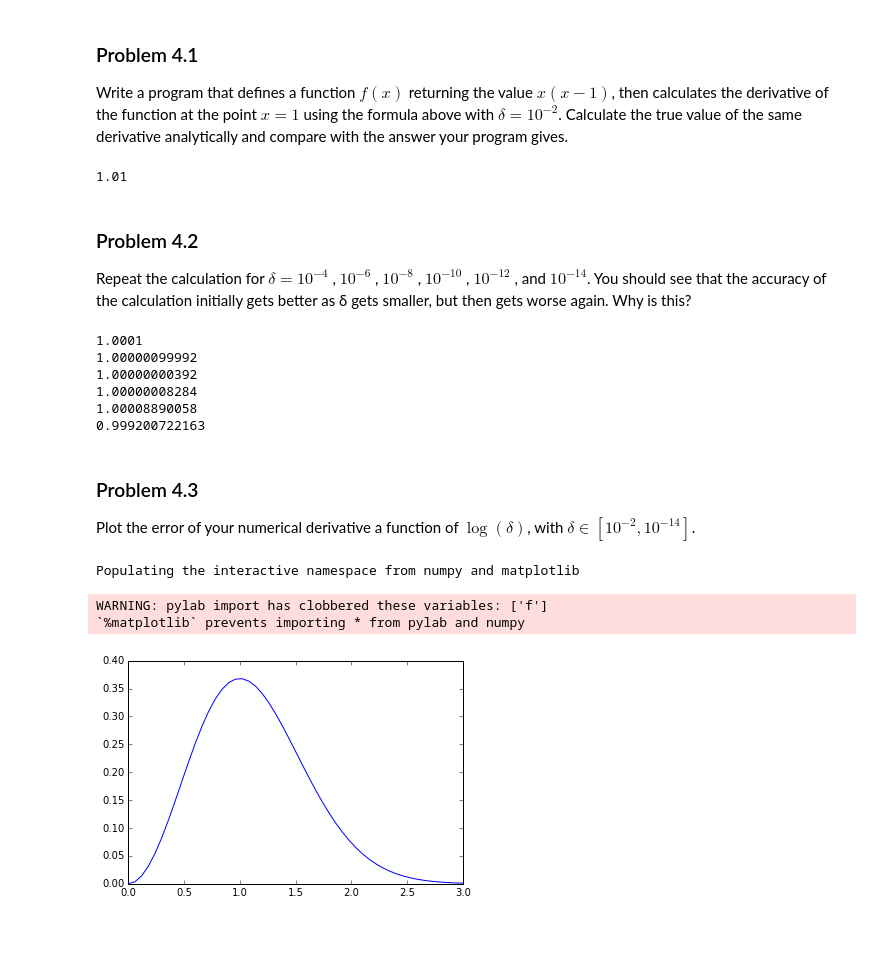
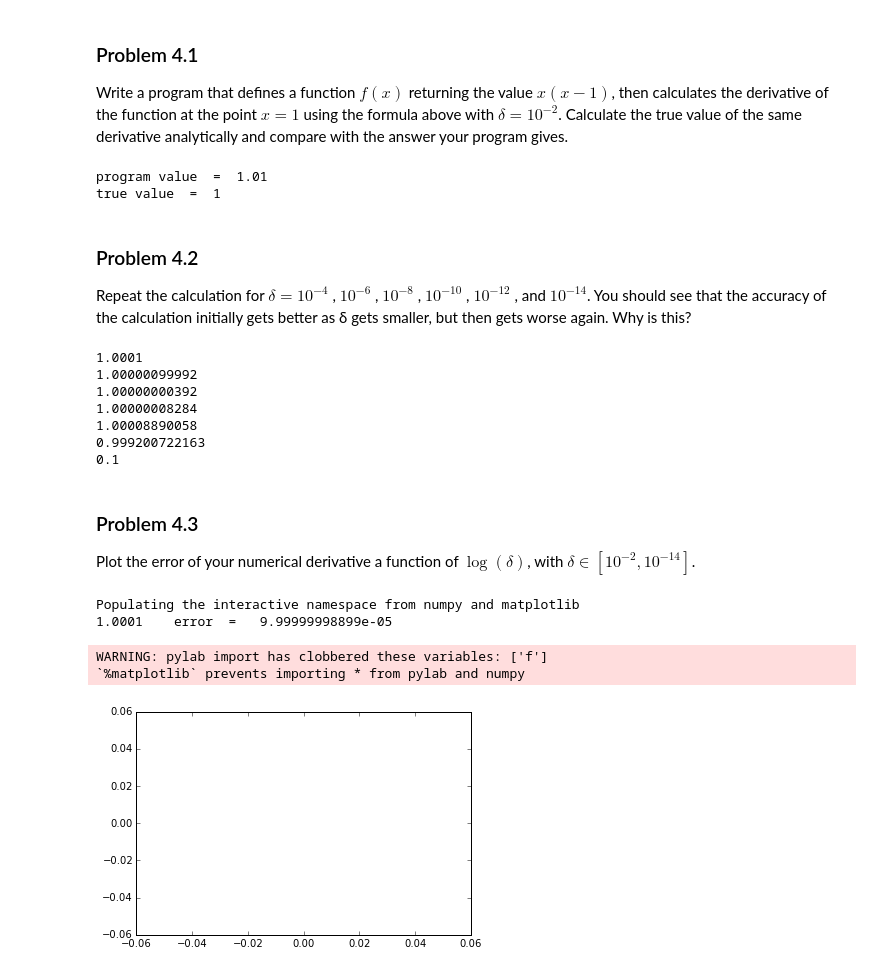
Before and after one commit to pcchen/NTHU10320PHYS290000, a Jupyter notebook: student/102022110/Homework3.ipynb, the cells around one changed output. Saved outputs shown, nothing was run; the diff lists cells and outputs as text; code cells hidden in the pictures; blank space fills up the shorter version.

```diff
--- a/student/102022110/Homework3.ipynb
+++ b/student/102022110/Homework3.ipynb
@@ -146,9 +199,11 @@ def derivative(x,e):
     df=(f(x+e)-f(x))/e
     return df
 
-print derivative(1,0.01)
+print 'program value  = ',derivative(1,0.01)
+print 'true value  = ',1
 # %% [output]
-1.01
+program value  =  1.01
+true value  =  1
 # %% [markdown]
 ### Problem 4.2
 
@@ -161,12 +216,12 @@ def f(x):
 def derivative(x,e):
     df=(f(x+e)-f(x))/e
     return df
-print derivative(1,0.0001)
-print derivative(1,0.000001)
-print derivative(1,0.00000001)
-print derivative(1,0.0000000001)
-print derivative(1,0.000000000001)
-print derivative(1,0.00000000000001)
+print derivative(1,1e-4)
+print derivative(1,1e-6)
+print derivative(1,1e-8)
+print derivative(1,1e-10)
+print derivative(1,1e-12)
+print derivative(1,1e-14)
 # %% [output]
 1.0001
 1.00000099992
@@ -174,36 +229,35 @@ print derivative(1,0.00000000000001)
 1.00000008284
 1.00008890058
 0.999200722163
+0.1
 # %% [markdown]
 ### Problem 4.3
 
 Plot the error of your numerical derivative a function of $\log(\delta)$, with $\delta \in [10^{-2}, 10^{-14}]$.
-# %%
-# Problem 4.3
-def f(x):
-    y=x*(x-1)
-    return y
-def derivative(x,e):
-    df=(f(x+e)-f(x))/e
-    return df
-print derivative(1,0.0001)
-print derivative(1,0.000001)
-print derivative(1,0.00000001)
-print derivative(1,0.0000000001)
-print derivative(1,0.000000000001)
-print derivative(1,0.00000000000001)
 # %%
+# Problem 4.3
 %pylab inline
-def f(t):
-    return t**2*exp(-t**2)
-t = linspace(0, 3, 51)
+import math
+def f(x):
+    return x*(x-1)
+def derivative(x,e):
+    df=(f(x+e)-f(x))/e
+    return df
+def error(a):
+    return derivative(1,a)-1
+print derivative(1,1e-4)  , '   error  =  ',error(1e-4)
+
+
+
+t = linspace(math.log(1e-14),2, math.log(1e-2))
 y = zeros(len(t))
 for i in xrange(len(t)):
-    y[i] = f(t[i])
+    y[i] = error(t[i])
 plot(t, y)
 show()
 # %% [output]
 Populating the interactive namespace from numpy and matplotlib
+1.0001    error  =   9.99999998899e-05
 WARNING: pylab import has clobbered these variables: ['f']
 `%matplotlib` prevents importing * from pylab and numpy
-[figure, old version]
+[figure, new version]
```
Also changed, not shown: parts of 5 cells of this notebook.
